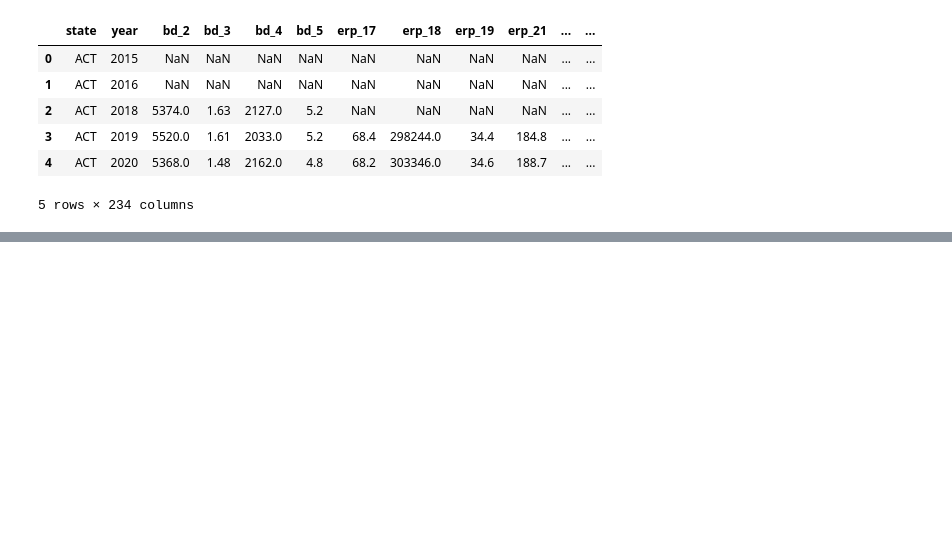
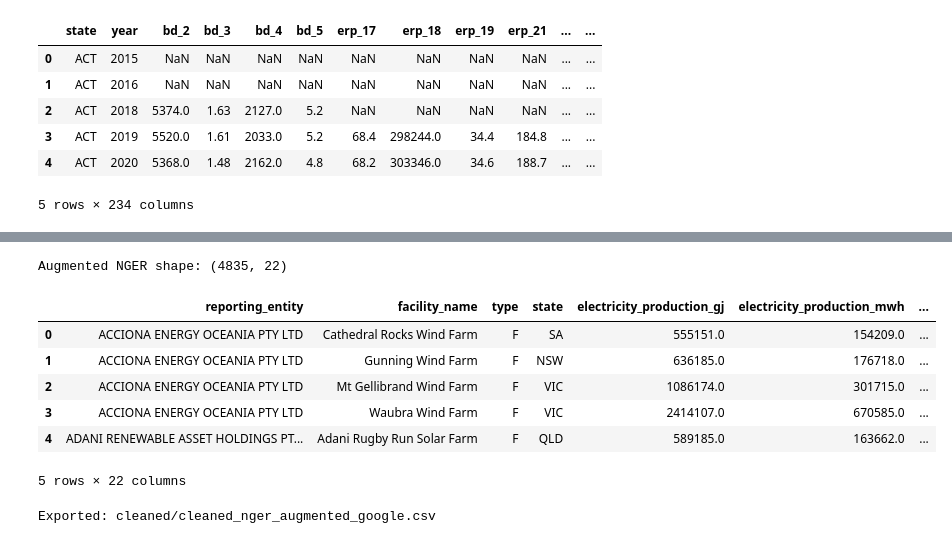
Before and after one commit to yusen0723/5339_A1, a Jupyter notebook: 5339.ipynb, the cells around one changed output, grey strips where cells are left out. Cells and saved outputs as stored; diff of their text form; code cells hidden in the pictures; blank space fills up the shorter version.

```diff
--- a/5339.ipynb
+++ b/5339.ipynb
@@ -558,0 +921,25 @@ df_abs_wide.to_csv("cleaned/cleaned_abs_wide.csv", index=False)
+# %%
+df_nger_augmented = df_nger_geo.merge(
+    df_nger_geocode_results[
+        [facility_col, state_col, "latitude", "longitude", "place_id", "formatted_address", "geocode_status"]
+    ],
+    on=[facility_col, state_col],
+    how="left"
+)
+
+print("Augmented NGER shape:", df_nger_augmented.shape)
+df_nger_augmented.head()
+# %% [output]
+Augmented NGER shape: (4835, 22)
+|  | reporting_entity | facility_name | type | state | electricity_production_gj | electricity_production_mwh | ... |
+| 0 | ACCIONA ENERGY OCEANIA PTY LTD | Cathedral Rocks Wind Farm | F | SA | 555151.0 | 154209.0 | ... |
+| 1 | ACCIONA ENERGY OCEANIA PTY LTD | Gunning Wind Farm | F | NSW | 636185.0 | 176718.0 | ... |
+| 2 | ACCIONA ENERGY OCEANIA PTY LTD | Mt Gellibrand Wind Farm | F | VIC | 1086174.0 | 301715.0 | ... |
+| 3 | ACCIONA ENERGY OCEANIA PTY LTD | Waubra Wind Farm | F | VIC | 2414107.0 | 670585.0 | ... |
+| 4 | ADANI RENEWABLE ASSET HOLDINGS PT... | Adani Rugby Run Solar Farm | F | QLD | 589185.0 | 163662.0 | ... |
+5 rows × 22 columns
+# %%
+df_nger_augmented.to_csv("cleaned/cleaned_nger_augmented_google.csv", index=False)
+print("Exported: cleaned/cleaned_nger_augmented_google.csv")
+# %% [output]
+Exported: cleaned/cleaned_nger_augmented_google.csv
```
Also changed, not shown: parts of 13 cells of this notebook, 1 other file.
